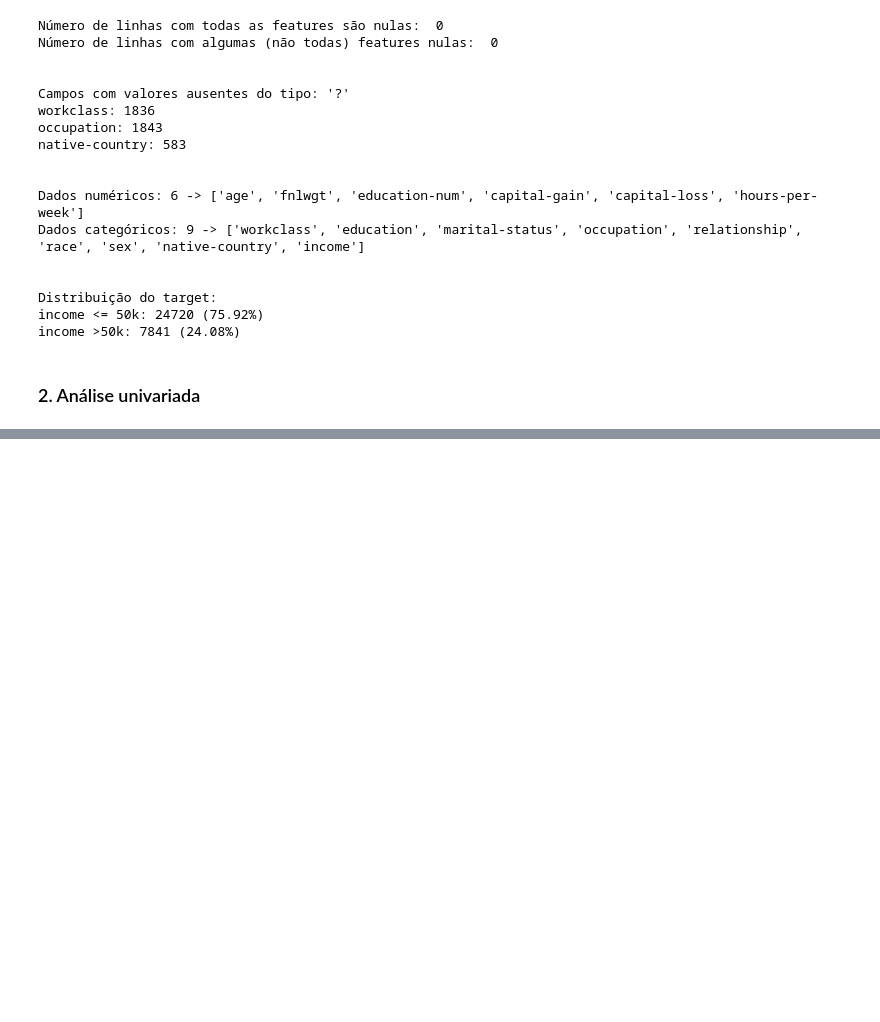
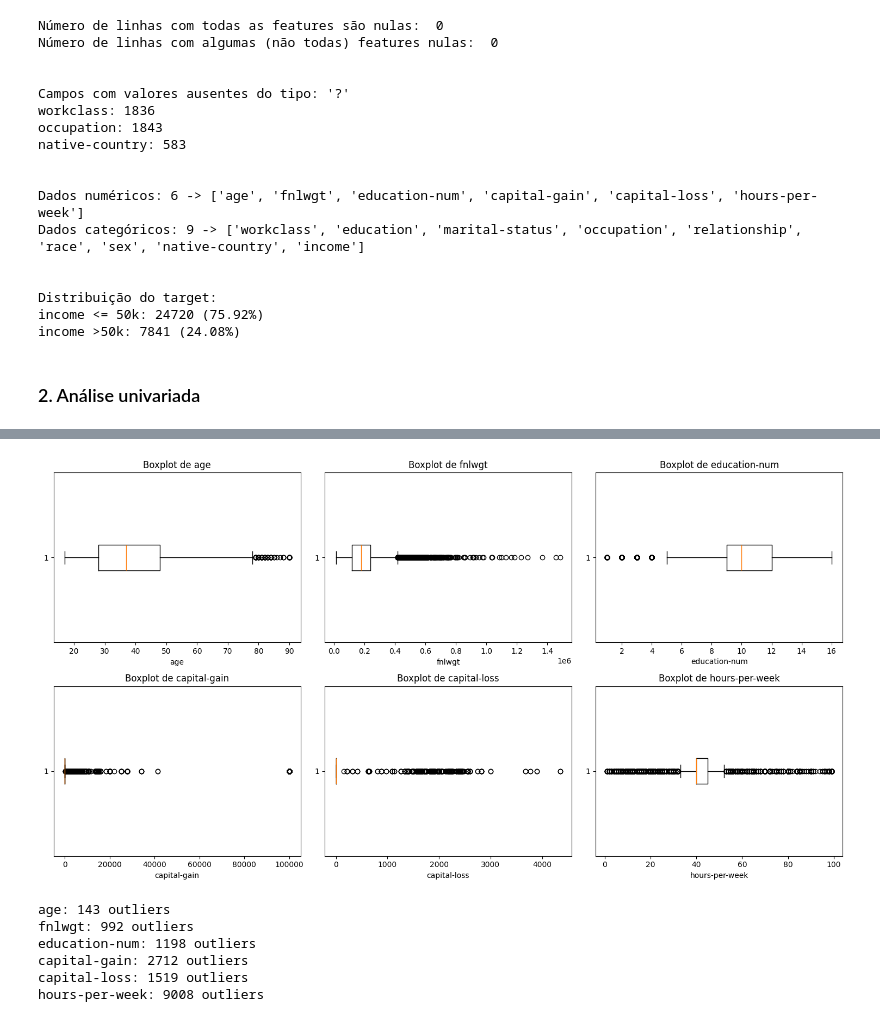
Before and after one commit to iranhonorato/APS-Machine-Learning, a Jupyter notebook: src/projeto_eda.ipynb, the cells around one changed output, grey strips where cells are left out. Saved outputs shown, nothing was run; the diff lists cells and outputs as text; code cells hidden in the pictures; blank space fills up the shorter version.

Commit message:
feat: implementação do cálculo estatistico de variáveis numéricas e detecção de outliers

```diff
--- a/src/projeto_eda.ipynb
+++ b/src/projeto_eda.ipynb
@@ -197,0 +221,29 @@ income >50k: 7841 (24.08%)
+# %%
+fig, axes = plt.subplots(2, 3, figsize=(15, 8))
+axes = axes.flatten()
+
+for i, c in enumerate(num):
+    axes[i].boxplot(df[c], vert=False)
+    axes[i].set_title(f"Boxplot de {c}")
+    axes[i].set_xlabel(c)
+
+plt.tight_layout()
+plt.show()
+
+
+for c in num:
+    Q1 = df[c].quantile(0.25)
+    Q3 = df[c].quantile(0.75)
+    IQR = Q3 - Q1
+    lower_bound = Q1 - 1.5 * IQR
+    upper_bound = Q3 + 1.5 * IQR
+    outliers = df[(df[c] < lower_bound) | (df[c] > upper_bound)]
+    print(f"{c}: {len(outliers)} outliers")
+# %% [output]
+[figure, added]
+age: 143 outliers
+fnlwgt: 992 outliers
+education-num: 1198 outliers
+capital-gain: 2712 outliers
+capital-loss: 1519 outliers
+hours-per-week: 9008 outliers
```
Also changed, not shown: parts of 1 cell of this notebook.
